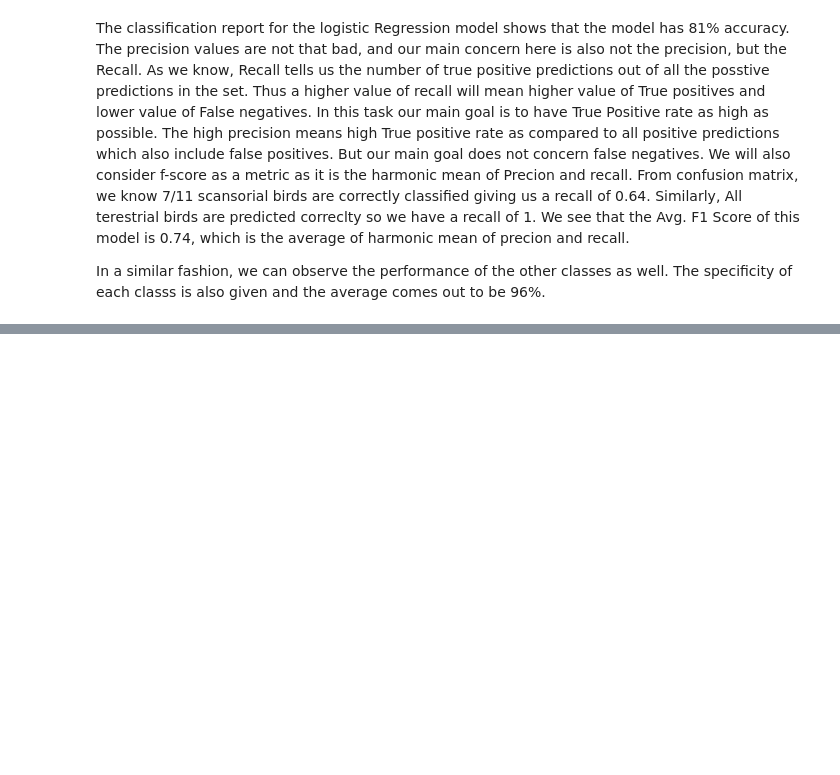
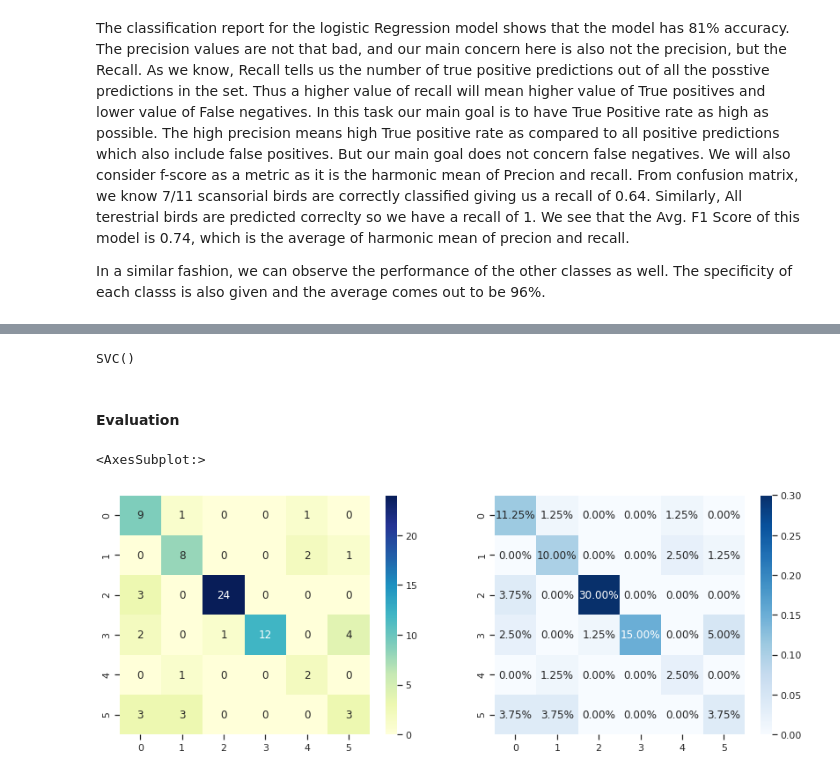
Before and after one commit to AbdullahTabassam/Bird-Skeletal-Analysis-and-Species-Classifier, a Jupyter notebook: 3 - Training.ipynb, the cells around one changed output, grey strips where cells are left out. Cells and saved outputs as stored; diff of their text form; code cells hidden in the pictures; blank space fills up the shorter version.

Commit message:
Training

```diff
--- a/3 - Training.ipynb
+++ b/3 - Training.ipynb
@@ -131,0 +137,19 @@ In a similar fashion, we can observe the performance of the other classes as wel
+# %%
+from sklearn import svm
+model_svm=svm.SVC()
+model_svm.fit(X_train,y_train)
+# %% [output]
+SVC()
+# %% [markdown]
+#### Evaluation
+# %%
+_, axes = plt.subplots(nrows=1, ncols=2, figsize=(14, 5))
+
+cf_matrix=confusion_matrix(y_test,model_svm.predict(X_test))
+
+sns.heatmap(cf_matrix, annot=True,cmap='YlGnBu',ax=axes[0])
+
+sns.heatmap(cf_matrix/np.sum(cf_matrix), annot=True,fmt='.2%', cmap='Blues',ax=axes[1])
+# %% [output]
+<AxesSubplot:>
+[figure, added]
```
Also changed, not shown: parts of 5 cells of this notebook.
